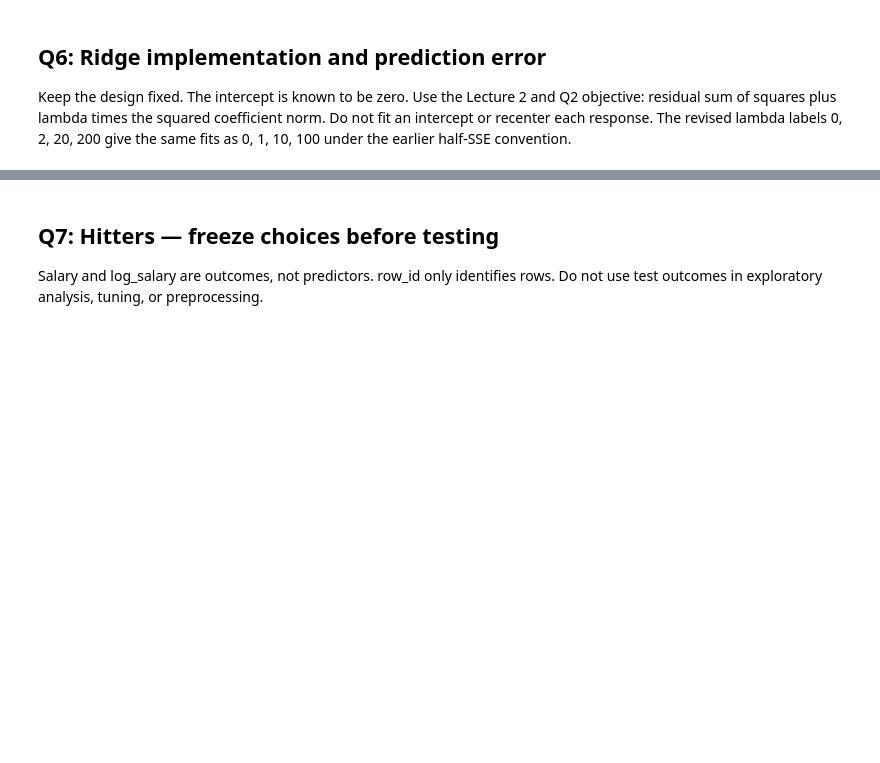
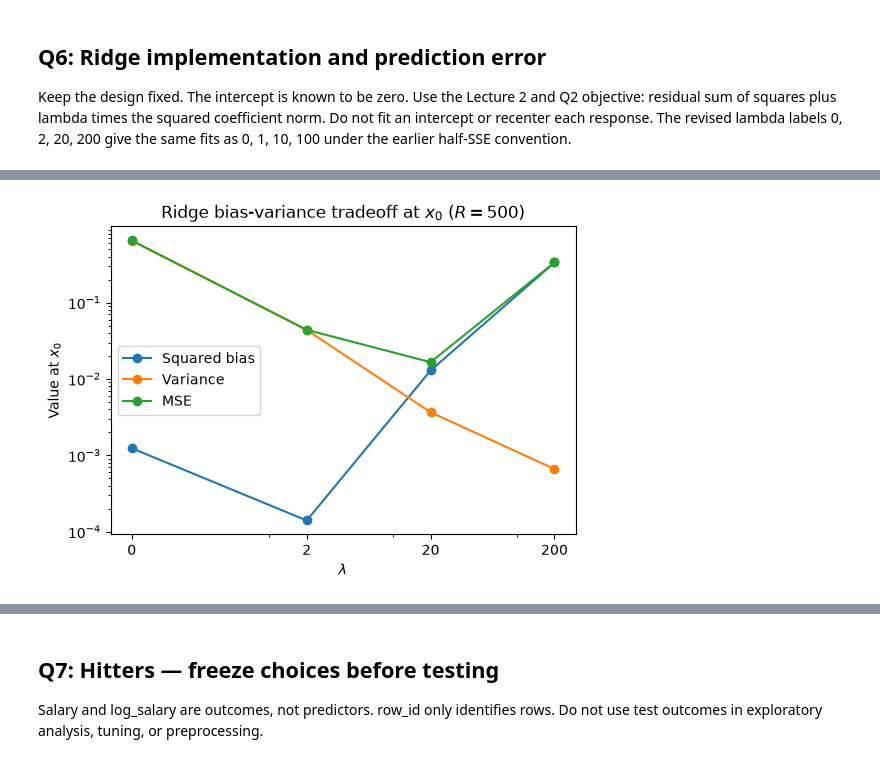
Before and after one commit to alecneme/STA2112, a Jupyter notebook: hw1/hw1_student.ipynb, the cells around one changed output, grey strips where cells are left out. Cells and saved outputs as stored; diff of their text form; code cells hidden in the pictures; blank space fills up the shorter version.

```diff
--- a/hw1/hw1_student.ipynb
+++ b/hw1/hw1_student.ipynb
@@ -391,6 +409,20 @@ def ridge_fit(X, y, lam):
 # %%
-# TODO Q6(b): reuse Y_sim for every lambda; fit, tabulate, and plot.
-# Use np.var(predictions, ddof=0) for the finite-sample decomposition.
-# MSE_f compares predictions with the true mean f0=1.
-# Report bias, squared bias, variance and MSE_f; plot the last three.
-# The retained Y0 variable is unused; no noisy-outcome comparison is required.
+f0 = x0 @ beta                     # true mean at x0 (should be 1.0)
+rows = []                          # one dictionary per lambda goes here
+
+for lam in lambdas:
+    preds = np.empty(R)            # empty array to hold 500 predictions
+    for r in range(R):             # r = 0, 1, ..., 499
+        beta_hat = ridge_fit(X_sim, Y_sim[r], lam) # fit on the r-th response: Y_sim[r]
+        preds[r] = x0 @ beta_hat                   # prediction at x0: x0 @ beta_hat
+
+    f_bar = np.mean(preds)
+    bias = f_bar - f0              # f_bar minus the truth
+    var = np.var(preds, ddof=0)    # divisor R, as the question requires
+    mse = np.mean((preds - f0) ** 2) # average squared distance from f0
+
+    rows.append({"lambda": lam, "bias": bias, "bias_sq": bias ** 2,
+                 "variance": var, "MSE": mse})
+
+q6_table = pd.DataFrame(rows)      # turns the list of dicts into a table
+q6_table
@@ -397,2 +435,18 @@ def ridge_fit(X, y, lam):
+# %%
+fig, ax = plt.subplots(figsize=(6, 4))
+ax.plot(q6_table["lambda"], q6_table["bias_sq"], marker="o", label="Squared bias")
+ax.plot(q6_table["lambda"], q6_table["variance"], marker="o", label="Variance")
+ax.plot(q6_table["lambda"], q6_table["MSE"], marker="o", label="MSE")
+ax.set_xscale("symlog", linthresh=1)   # handles lambda = 0
+ax.set_yscale("log")                   # values span ~4 orders of magnitude
+ax.set_xticks(lambdas)
+ax.set_xticklabels([f"{lam:g}" for lam in lambdas])
+ax.set_xlabel(r"$\lambda$")
+ax.set_ylabel(r"Value at $x_0$")
+ax.set_title(r"Ridge bias-variance tradeoff at $x_0$ ($R = 500$)")
+ax.legend()
+plt.show()
+# %% [output]
+[figure, added]
 # %% [markdown]
 ### Q6 interpretation
```
Also changed, not shown: parts of 19 cells of this notebook.
